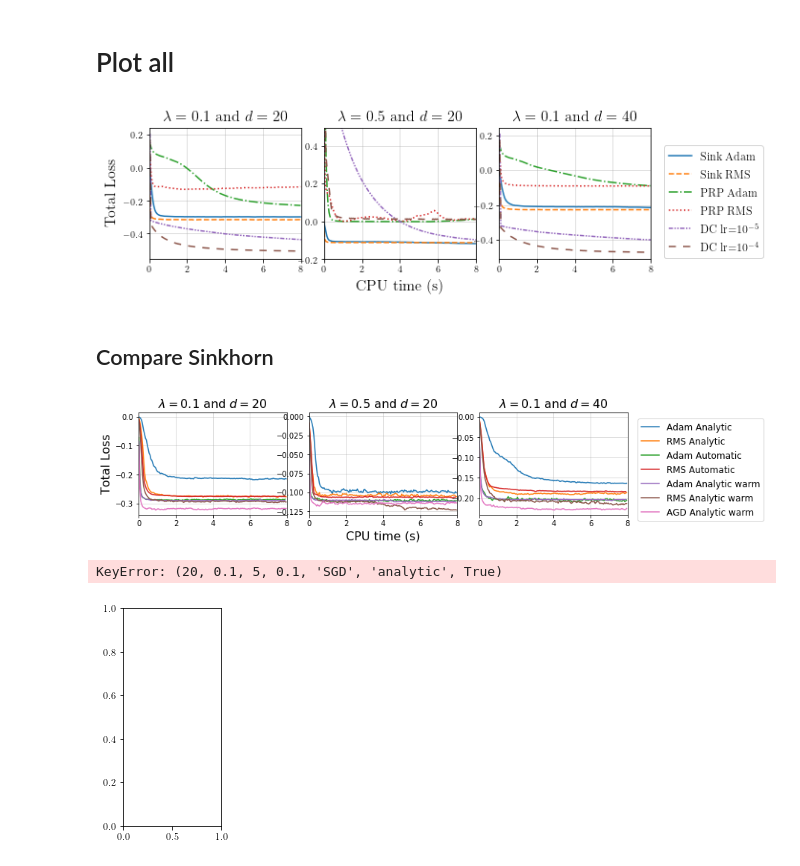
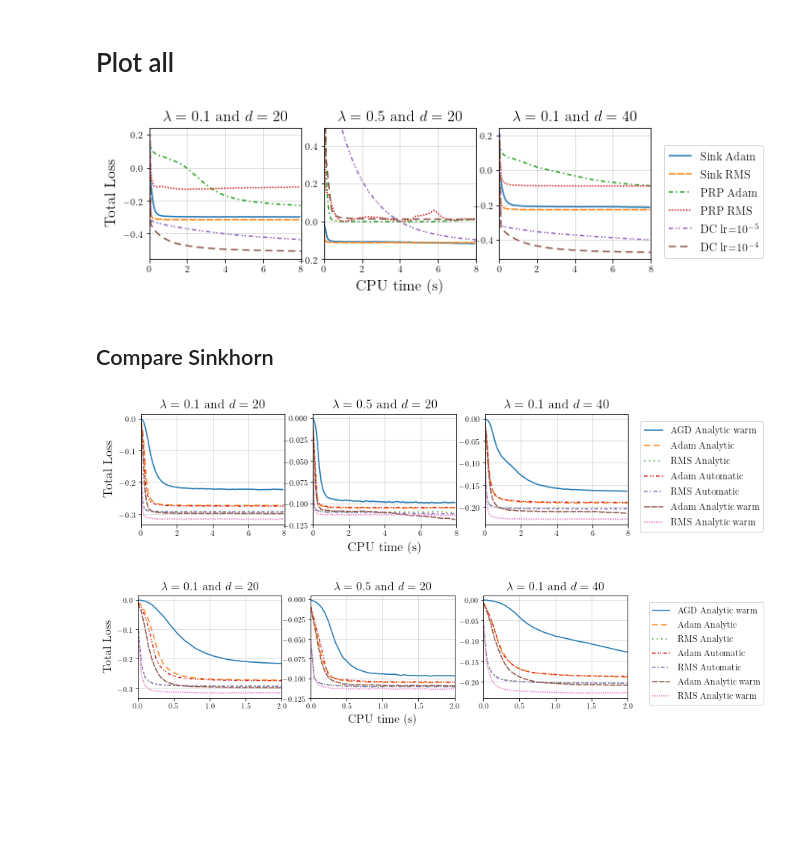
Before and after one commit to eboursier/regularized_private_learning, a Jupyter notebook: linear_toy_plot.ipynb, the cells around one changed output. Saved outputs shown, nothing was run; the diff lists cells and outputs as text; code cells hidden in the pictures; blank space fills up the shorter version.

```diff
--- a/linear_toy_plot.ipynb
+++ b/linear_toy_plot.ipynb
@@ -32,7 +32,7 @@ expstart = 1
 manual_seed = 137
 np.random.seed(seed=manual_seed)
 torch.manual_seed(manual_seed)
-nexp = 10
+nexp = 200
 cost = sinkhorn._linear_cost
 losses = {}
 
@@ -114,5 +131,5 @@ plt.rcParams.update({
 # %%
-sinkparamsplot = [(5, 1e-2, "adam", "analytic", True), (5, 1e-2, "rms", "analytic", True)
+sinkparamsplot = [(5, 1e-2, "adam", "analytic", True, 1), (5, 1e-2, "rms", "analytic", True, 1)
                     ] # (sinkiter, learningrate, optimizer, differentiation, warm restart)
 descentparamsplot = [(0.5, 1e-4, "adam"), (0.1, 1e-2, "adam"), (0.5, 1e-4, "rms"),
                  (0.1, 0.1, "rms")] #(lamb, learningrate, optimizer)
@@ -120,8 +137,8 @@ dcparamsplot = [(5, 1e-5), (5, 1e-4)]
 labels = ['Sink Adam', 'Sink RMS', 'PRP Adam', 'PRP RMS', 'DC lr=$10^{-5}$', 'DC lr=$10^{-4}$']
 # %%
 fig = plt.figure()
-ls = ['-', '--', '-.', ':', (0, (3, 1, 1, 1, 1, 1)), (0, (5, 5))]
-#ls = ['-', '--', '-.', ':', '-', '--']
+#ls = ['-', '--', '-.', ':', (0, (3, 1, 1, 1, 1, 1)), (0, (5, 5))]
+ls = ['solid', 'densely dashed', 'densely dashdotted', 'densely dotted', 'densely dashdotdotted', 'dashed']
 ##################
 
 for i, z in enumerate(dimlambrange):
@@ -130,9 +147,9 @@ for i, z in enumerate(dimlambrange):
     plt.subplot(131+i)
     if i == 0:
         l = []
-    for sinkiter, sinklr, optim, diff, restart in sinkparamsplot:
-        h, z = average(np.array(losses['sinkhorn'][(dim, lamb, sinkiter, sinklr, optim, diff, restart)]), stepsize=5e-2)
-        lz, = plt.plot(h, z, ls[n])
+    for sinkiter, sinklr, optim, diff, restart, action in sinkparamsplot:
+        h, z = average(np.array(losses['sinkhorn'][(dim, lamb, sinkiter, sinklr, optim, diff, sinkmomentum, restart, action)]), stepsize=5e-2)
+        lz, = plt.plot(h, z, linestyle=linestyles[ls[n]])
         n+=1
         if i==0:
             l.append(lz)
@@ -140,14 +157,14 @@ for i, z in enumerate(dimlambrange):
     for lambd, descentlr, optim in descentparamsplot:
         if lambd==lamb:
             h, z = average(np.array(losses['descent'][(dim, lamb, descentlr, optim)]), stepsize=5e-2)
-            lz, = plt.plot(h,z, linestyle=ls[n])
+            lz, = plt.plot(h,z, linestyle=linestyles[ls[n]])
             n+=1
             if i==0:
                 l.append(lz)
 
     for dcdualiter, dclr in dcparamsplot:
         h, z = average(np.array(losses['dc'][(dim, lamb, dcdualiter, dclr)]), stepsize=5e-2)
-        lz, = plt.plot(h, z, linestyle=ls[n])
+        lz, = plt.plot(h, z, linestyle=linestyles[ls[n]])
         n+=1
         if i==0:
             l.append(lz)
@@ -170,74 +187,72 @@ fig.legend(l, labels, 'right', fontsize=12)
 plt.savefig('figures/linear-toy.pgf')
 plt.show()
 # %% [output]
-[figure, old version]
+[figure, new version]
 # %% [markdown]
 ## Compare Sinkhorn
 # %%
-sinkparamsplot = [(5, 1e-1, "SGD", "analytic", True),
-                  (5, 1e-2, "adam", "analytic", False),
-                  (5, 1e-2, "rms", "analytic", False),
-                  (5, 1e-2, "adam", "automatic", False),
-                  (5, 1e-2, "rms", "automatic", False),
-                  (5, 1e-2, "adam", "analytic", True),
-                  (5, 1e-2, "rms", "analytic", True)
+sinkparamsplot = [(5, 1e-1, "SGD", "analytic", True, 1),
+                  (5, 1e-2, "adam", "analytic", False, 1),
+                  (5, 1e-2, "rms", "analytic", False, 1),
+                  (5, 1e-2, "adam", "automatic", False, 1),
+                  (5, 1e-2, "rms", "automatic", False, 1),
+                  (5, 1e-2, "adam", "analytic", True, 1),
+                  (5, 1e-2, "rms", "analytic", True, 1)
                     ] # (sinkiter, learningrate, optimizer, differentiation, warm restart)
-
 labels = [
     'AGD Analytic warm',
     'Adam Analytic',
-          'RMS Analytic',
-          'Adam Automatic',
-          'RMS Automatic',
-          'Adam Analytic warm',
-          'RMS Analytic warm'
-                ]
+    'RMS Analytic',
+    'Adam Automatic',
+    'RMS Automatic',
+    'Adam Analytic warm',
+    'RMS Analytic warm'
+]
 # %%
 fig = plt.figure()
-#ls = ['-', '--', '-.', ':', '-', '--']
+ls = ['solid', 'dashed', 'dotted', 'densely dashdotdotted', 'densely dashdotted', 'densely dashed', 'densely dotted']
 ##################
 
 for i, z in enumerate(dimlambrange):
     n = 0
     dim, lamb = z
     plt.subplot(131+i)
     if i == 0:
         l = []
-    for sinkiter, sinklr, optim, diff, restart in sinkparamsplot:
+    for sinkiter, sinklr, optim, diff, restart, action in sinkparamsplot:
         momstring = "_{}".format(sinkmomentum) if optim=="SGD" else ""
-        h, z = average(np.array(losses['sinkhorn'][(dim, lamb, sinkiter, sinklr, optim, diff, sinkmomentum, restart)]), stepsize=5e-2)
+        h, z = average(np.array(losses['sinkhorn'][(dim, lamb, sinkiter, sinklr, optim, diff, sinkmomentum, restart, action)]), stepsize=5e-2)
         #lz, = plt.plot(h, z, ls[n])
+        lz, = plt.plot(h, z, label = '{} lr={}'.format(optim, sinklr), linestyle=linestyles[ls[n]])
         n+=1
-        lz, = plt.plot(h, z, label = '{} lr={}'.format(optim, sinklr))
         if i==0:
             l.append(lz)
 
 
     plt.title('$\lambda={}$ and $d={}$'.format(lamb, dim), fontsize=16)
     if i==0:
         plt.ylabel('Total Loss',fontsize=16)
     if i==1:
         #plt.ylim(-0.2, 0.5)
         plt.xlabel('CPU time (s)',fontsize=16)
     #else:
         #plt.tick_params(axis='y', labelleft=False)
     plt.xlim(0, 8)
     plt.grid(alpha=0.5)
 
 
 fig.set_figheight(2.8)
-fig.set_figwidth(13)
-plt.subplots_adjust(left=0.1, right=0.8, wspace=0.15, hspace=0, bottom=0.2)
+fig.set_figwidth(12)
+plt.subplots_adjust(left=0.1, right=0.8, wspace=0.2, hspace=0, bottom=0.2)
 fig.legend(l, labels, 'right', fontsize=12)
 #fig.legend()
 plt.savefig('figures/linear-toy-sinkhorn-compare1.pgf')
 plt.show()
 # %% [output]
-[figure, old version]
+[figure, new version]
 # %%
 fig = plt.figure()
-ls = ['-', '--', '-.', ':', (0, (3, 1, 1, 1, 1, 1)), (0, (5, 5))]
-ls = ['-', '--', '-.', ':', '-', '--']
+ls = ['solid', 'dashed', 'dotted', 'densely dashdotdotted', 'densely dashdotted', 'densely dashed', 'densely dotted']
 ##################
 
 for i, z in enumerate(dimlambrange):
@@ -246,9 +261,11 @@ for i, z in enumerate(dimlambrange):
     plt.subplot(131+i)
     if i == 0:
         l = []
-    for sinkiter, sinklr, optim, diff, restart in sinkparamsplot:
-        h, z = average(np.array(losses['sinkhorn'][(dim, lamb, sinkiter, sinklr, optim, diff, restart)]), stepsize=5e-2)
-        lz, = plt.plot(h, z, ls[n])
+    for sinkiter, sinklr, optim, diff, restart, action in sinkparamsplot:
+        momstring = "_{}".format(sinkmomentum) if optim=="SGD" else ""
+        h, z = average(np.array(losses['sinkhorn'][(dim, lamb, sinkiter, sinklr, optim, diff, sinkmomentum, restart, action)]), stepsize=5e-2)
+        #lz, = plt.plot(h, z, ls[n])
+        lz, = plt.plot(h, z, label = '{} lr={}'.format(optim, sinklr), linestyle=linestyles[ls[n]])
         n+=1
         if i==0:
             l.append(lz)
@@ -262,16 +279,16 @@ for i, z in enumerate(dimlambrange):
         plt.xlabel('CPU time (s)',fontsize=16)
     #else:
         #plt.tick_params(axis='y', labelleft=False)
-    plt.xlim(0, 1)
+    plt.xlim(0, 2)
     plt.grid(alpha=0.5)
 
 
 fig.set_figheight(2.8)
 fig.set_figwidth(13)
-plt.subplots_adjust(left=0.1, right=0.8, wspace=0.15, hspace=0, bottom=0.2)
+plt.subplots_adjust(left=0.1, right=0.8, wspace=0.2, bottom=0.2)
 fig.legend(l, labels, 'right', fontsize=12)
+#fig.legend()
 plt.savefig('figures/linear-toy-sinkhorn-compare2.pgf')
 plt.show()
 # %% [output]
-KeyError: (20, 0.1, 5, 0.1, 'SGD', 'analytic', True)
-[figure, old version]
+[figure, new version]
```
Also changed, not shown: parts of 5 cells of this notebook, 4 other files.
